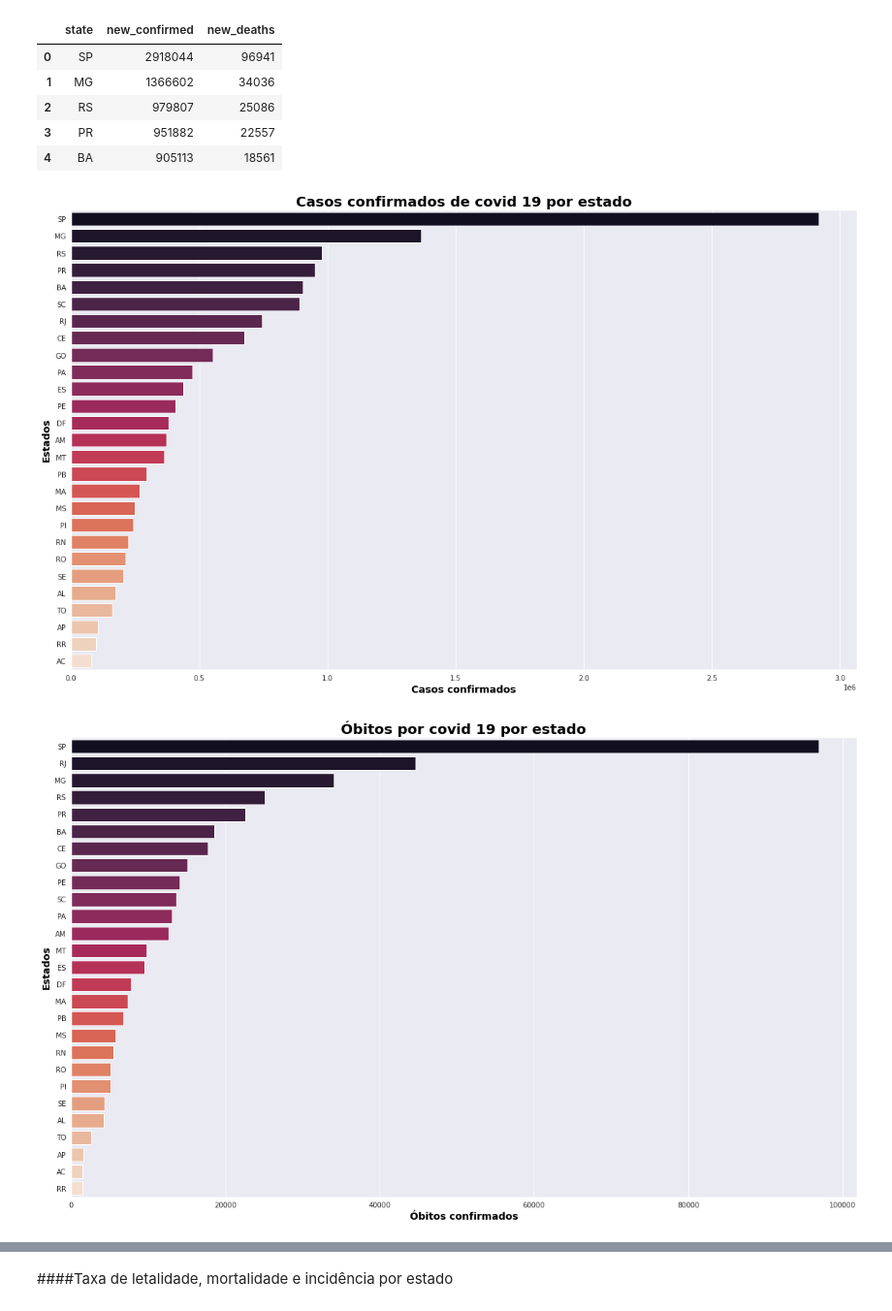
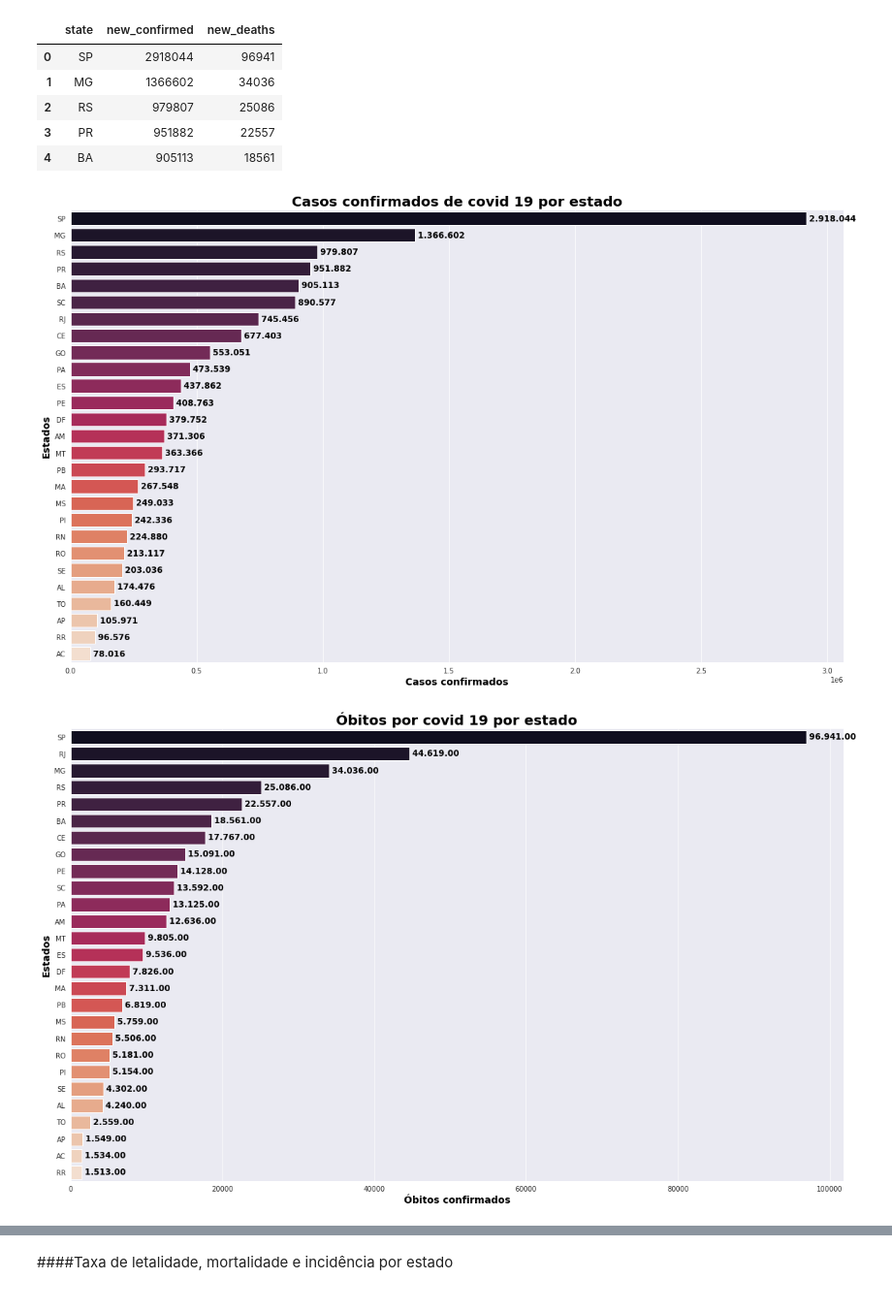
Before and after one commit to marcoantonioafernandes/bootcamp_data_science_projetos, a Jupyter notebook: Projeto1.ipynb, the cells around one changed output, grey strips where cells are left out. Shown at 97% size. Drawn from its saved outputs; the diff is of its cells as text; code cells hidden in the pictures.

```diff
--- a/Projeto1.ipynb
+++ b/Projeto1.ipynb
@@ -797,7 +797,7 @@ consolidated_data.reset_index(inplace=True)
 sns.set_style("darkgrid")
 plt.figure(figsize=(20,10))
 
-sns.barplot(data=consolidated_data.sort_values("new_confirmed", ascending=False), x="new_confirmed", y="region")
+ax = sns.barplot(data=consolidated_data.sort_values("new_confirmed", ascending=False), x="new_confirmed", y="region")
 
 title_font = {
         'color':  'black',
@@ -814,6 +814,7 @@ axis_font = {
 plt.title("Casos confirmados de Covid 19 por região", fontdict=title_font)
 plt.xlabel("Casos confirmados (em milhões)", fontdict=axis_font)
 plt.ylabel("Região", fontdict=axis_font);
-
+for index, row in consolidated_data.sort_values("new_deaths", ascending=False).reset_index().iterrows():
+  ax.text(row.new_confirmed, index, (' {:,.2f}').format(row.new_confirmed).replace(',','.'), fontdict=label, ha='left', va="center")
 # ax.xaxis.set_major_formatter(ticker.FuncFormatter(lambda x, pos: "[%.2f]" % x))
 # %% [output]
@@ -823,7 +824,7 @@ plt.ylabel("Região", fontdict=axis_font);
 sns.set_style("darkgrid")
 plt.figure(figsize=(20,10))
 
-sns.barplot(data=consolidated_data.sort_values("new_deaths", ascending=False), x="new_deaths", y="region")
+ax = sns.barplot(data=consolidated_data.sort_values("new_deaths", ascending=False), x="new_deaths", y="region")
 
 title_font = {
         'color':  'black',
@@ -840,4 +841,6 @@ axis_font = {
 plt.title("Casos confirmados de Covid 19 por região", fontdict=title_font)
 plt.xlabel("Casos confirmados (Em mil)", fontdict=axis_font)
 plt.ylabel("Região", fontdict=axis_font);
+for index, row in consolidated_data.sort_values("new_deaths", ascending=False).reset_index().iterrows():
+  ax.text(row.new_deaths, index, (' {:,.2f}').format(row.new_deaths).replace(',','.'), fontdict=label, ha='left', va="center")
 # %% [output]
@@ -973,34 +976,51 @@ axis_font = {
   'size': 14,
 }
 
+label = {
+  'color':  'black',
+  'weight': 'bold',
+  'size': 12,
+}
+
 plt.title("Casos confirmados de covid 19 por estado", fontdict=title_font)
 plt.ylabel("Estados", fontdict=axis_font)
 plt.xlabel("Casos confirmados", fontdict=axis_font);
+
+for index, row in data_by_state.reset_index().iterrows():
+  ax.text(row.new_confirmed, index, (' {:,.0f}').format(row.new_confirmed).replace(',','.'), fontdict=label, ha='left', va="center")
 # %% [output]
-[figure, old version]
+[figure, new version]
 # %%
 data_by_state.sort_values("new_deaths", ascending=False, inplace=True)
 # %%
 plt.figure(figsize=(20,12))
 palette = sns.color_palette("rocket", 27)
 
 ax = sns.barplot(data=data_by_state, x="new_deaths", y="state", palette=palette)
 
 
 title_font = {
         'color':  'black',
         'weight': 'bold',
         'size': 20,
         }
 
 axis_font = {
   'color':  'black',
   'weight': 'bold',
   'size': 14,
 }
 
+label = {
+  'color':  'black',
+  'weight': 'bold',
+  'size': 12,
+}
+
 plt.title("Óbitos por covid 19 por estado", fontdict=title_font)
 plt.ylabel("Estados", fontdict=axis_font)
 plt.xlabel("Óbitos confirmados", fontdict=axis_font);
+for index, row in data_by_state.reset_index().iterrows():
+  ax.text(row.new_deaths, index, (' {:,.2f}').format(row.new_deaths).replace(',','.'), fontdict=label, ha='left', va="center")
 # %% [output]
-[figure, old version]
+[figure, new version]
```
Also changed, not shown: parts of 17 cells of this notebook.
